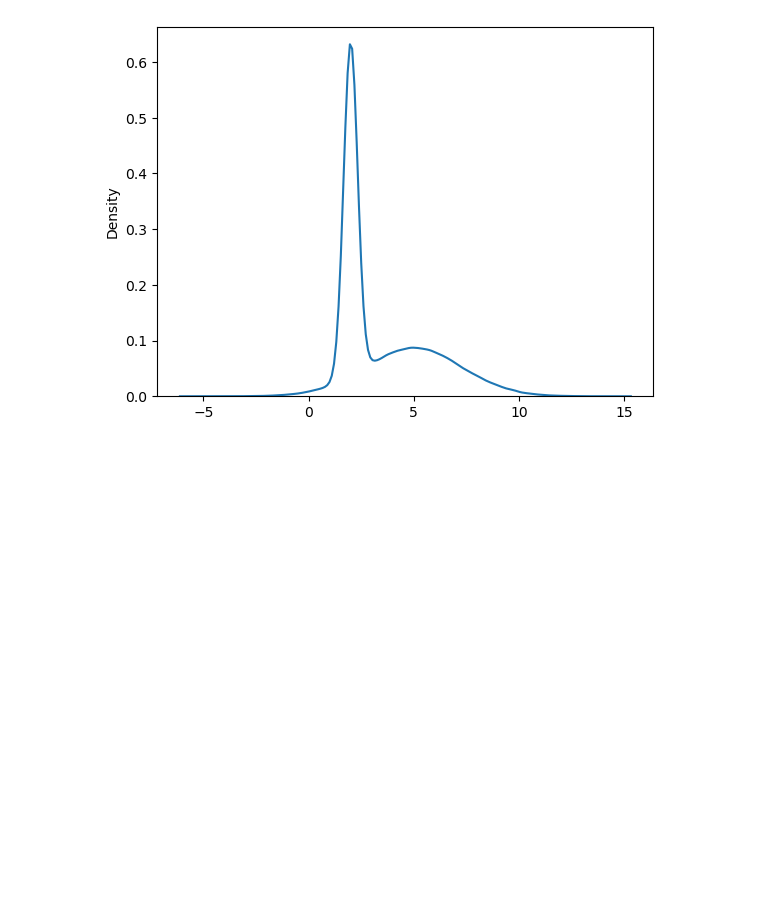
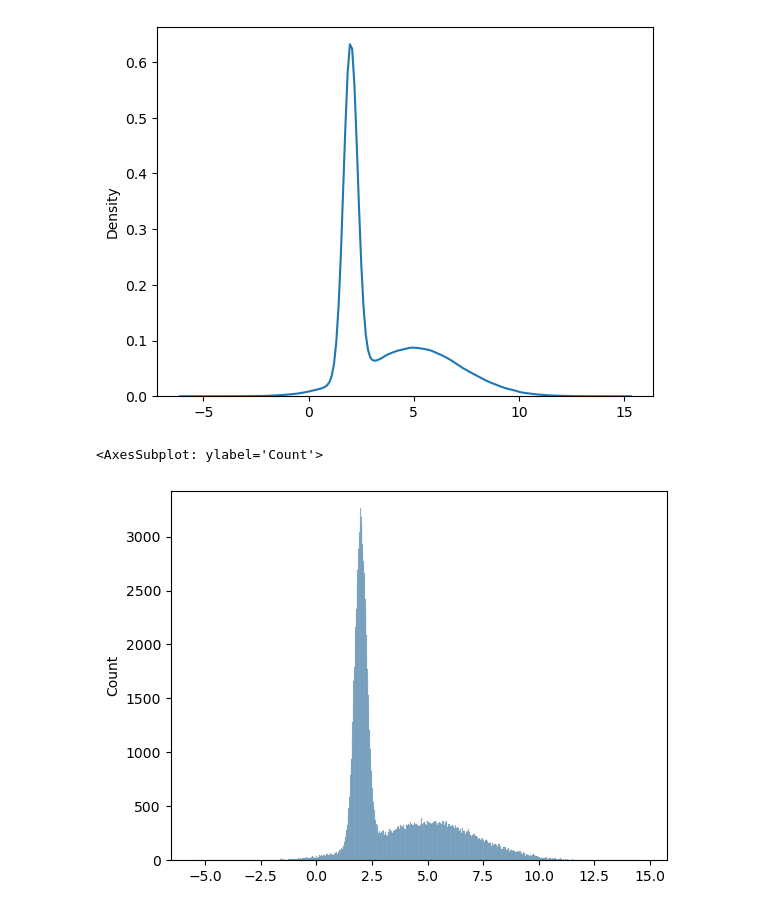
Before and after one commit to dsgiitr/lecture-assignments-y23, a Jupyter notebook: aakashks/mathML/2A-q6.ipynb, the cells around one changed output. Saved outputs shown, nothing was run; the diff lists cells and outputs as text; code cells hidden in the pictures; blank space fills up the shorter version.

```diff
--- a/aakashks/mathML/2A-q6.ipynb
+++ b/aakashks/mathML/2A-q6.ipynb
@@ -28,3 +30,8 @@ sns.kdeplot(data)
 # %% [output]
 <AxesSubplot: ylabel='Density'>
 [figure]
+# %%
+sns.histplot(data, bins=1000, alpha=0.5)
+# %% [output]
+<AxesSubplot: ylabel='Count'>
+[figure, added]
```
Also changed, not shown: parts of 7 cells of this notebook.
